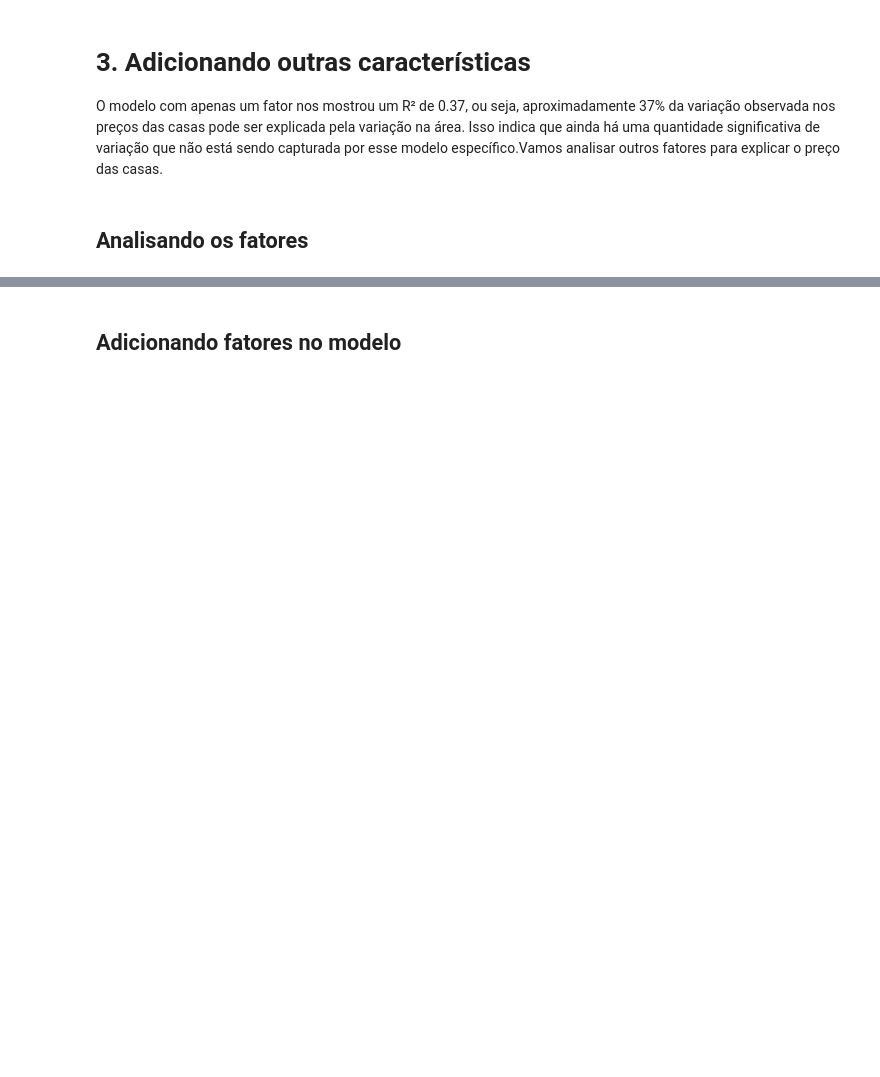
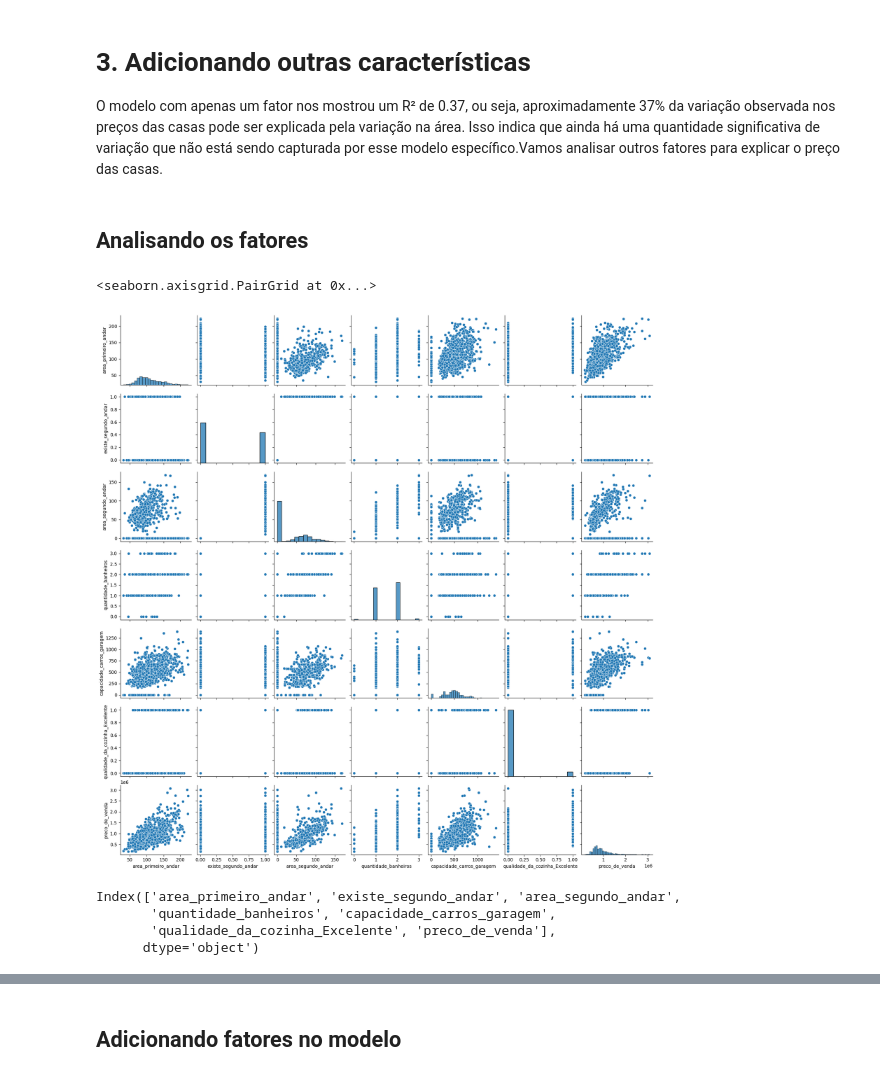
Before and after one commit to juliogazoli/alura-data-science-python-testando-relacoes-com-regressao-linear, a Jupyter notebook: [Aula_1]_Preços_de_Imóveis_Utilizando_Regressão_Linear.ipynb, the cells around one changed output, grey strips where cells are left out. Cells and saved outputs as stored; diff of their text form; code cells hidden in the pictures; blank space fills up the shorter version.

Commit message:
Analisando outros fatores com pairplot

```diff
--- a/[Aula_1]_Preços_de_Imóveis_Utilizando_Regressão_Linear.ipynb
+++ b/[Aula_1]_Preços_de_Imóveis_Utilizando_Regressão_Linear.ipynb
@@ -278,5 +278,16 @@ Isso indica que ainda há uma quantidade significativa de variação que não es
 ## Analisando os fatores
 # %%
 # quais outras características poderiam explicar o preço dos imóveis?
+sns.pairplot(dados)
+# %% [output]
+<seaborn.axisgrid.PairGrid at 0x...>
+[figure, added]
+# %%
+dados.columns
+# %% [output]
+Index(['area_primeiro_andar', 'existe_segundo_andar', 'area_segundo_andar',
+       'quantidade_banheiros', 'capacidade_carros_garagem',
+       'qualidade_da_cozinha_Excelente', 'preco_de_venda'],
+      dtype='object')
 # %%
 #Vamos olhar apenas com y_vars='preco_de_venda'
```
Also changed, not shown: parts of 1 cell of this notebook.
